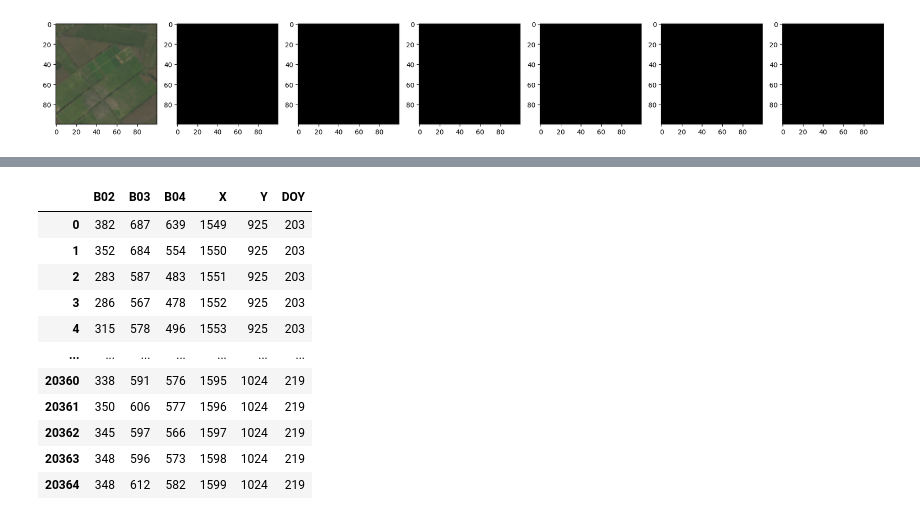
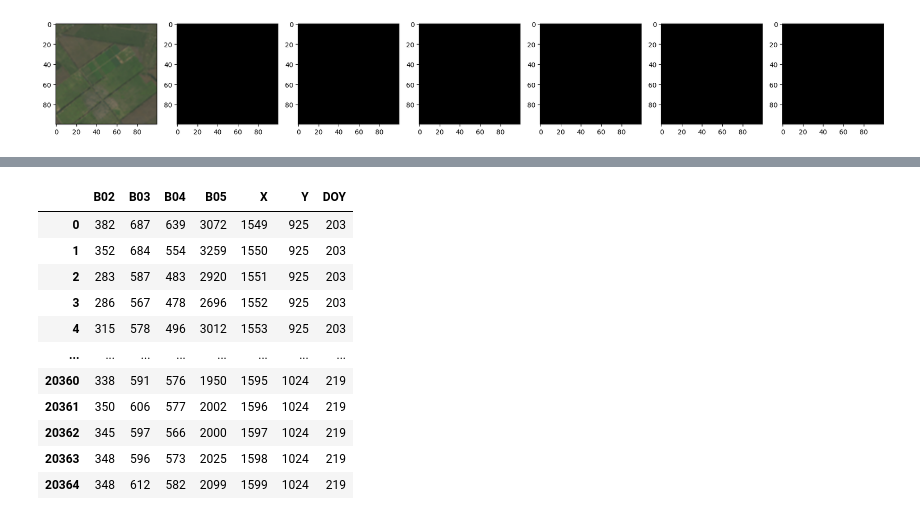
Before and after one commit to koyacolab/aispace, a Jupyter notebook: ai.ipynb, the cells around one changed output, grey strips where cells are left out. Drawn from its saved outputs; the diff is of its cells as text; code cells hidden in the pictures.

Commit message:
trainable

```diff
--- a/ai.ipynb
+++ b/ai.ipynb
@@ -361,7 +363,7 @@ final_columns_list = ['B01', 'B02', 'B03', 'B04', 'B05', \
                       'X', 'Y', 'DOY']
 
 final_columns_list = ['B01', 'B02', 'B03', 'B04', 'B05', 'B06', 'B07', 'B09', 'cloud', 'adj_cloud', 'cloud_shadow', 'X', 'Y', 'DOY']
-final_columns_list = ['B02', 'B03', 'B04', 'cloud', 'adj_cloud', 'cloud_shadow', 'X', 'Y', 'DOY']
+final_columns_list = ['B02', 'B03', 'B04', 'B05', 'cloud', 'adj_cloud', 'cloud_shadow', 'X', 'Y', 'DOY']
 
 train_data = train_data[final_columns_list]
 # train_data.columns = final_columns_list
@@ -523,7 +525,7 @@ balanced_sample = balanced_sample.drop(columns=['cloud', 'adj_cloud', 'cloud_sha
 # Reset the index to remove it
 balanced_sample = balanced_sample.reset_index(drop=True)
 
-final_columns_list = ['B02', 'B03', 'B04', 'X', 'Y', 'DOY']
+final_columns_list = ['B02', 'B03', 'B04', 'B05', 'X', 'Y', 'DOY']
 balanced_sample.columns = final_columns_list
 
 display(balanced_sample)
@@ -574,27 +682,33 @@ display(train_data)
 # train_data_shuffled = sklearn.utils.shuffle(train_data_, random_state=random_state)
 # train_data = train_data_shuffled.copy()
 
-#### FOR CPU USABILITY, for 2 pixels #################################
-epochs_steps = 200   # 250 #50
-save_steps = 1000   #250 #50 #9380  #2000   # FOR FIT THIS VALUE START TRAIN DATASET, EQUALS FOR STEPS IN FIRST START
-logging_steps = 100 # 250 #25 #9380  #1000
-
 # #### FOR CPU USABILITY, for 2 pixels #################################
 # epochs_steps = 1  # 250 #50
 # save_steps = 1   #250 #50 #9380  #2000   # FOR FIT THIS VALUE START TRAIN DATASET, EQUALS FOR STEPS IN FIRST START
 # logging_steps = 1 # 250 #25 #9380  #1000
 
-# batch_size = 224  # for full ts and full chanell list
-batch_size = 324  # 224 # 250 #300 #164 for float64 # 112 # for float64 # 136 # 96   # 140# 400
-
+#### FOR V-100 GPU USABILITY################################
+epochs_steps = 400   # 250 #50
+save_steps = 5000   #250 #50 #9380  #2000   # FOR FIT THIS VALUE START TRAIN DATASET, EQUALS FOR STEPS IN FIRST START
+logging_steps = 200 # 250 #25 #9380  #1000
+#### batch_size = 250 for T4
+batch_size = 232 #250 #312  # 224 # 250 #300 #164 for float64 # 112 # for float64 # 136 # 96   # 140# 400
 #######################################
 
+# #### FOR A-100 GPU USABILITY################################
+# epochs_steps = 800   # 250 #50
+# save_steps = 10000   #250 #50 #9380  #2000   # FOR FIT THIS VALUE START TRAIN DATASET, EQUALS FOR STEPS IN FIRST START
+# logging_steps = 500 # 250 #25 #9380  #1000
+# #### batch_size = 250 for T4
+# batch_size = 800 #250 #312  # 224 # 250 #300 #164 for float64 # 112 # for float64 # 136 # 96   # 140# 400
+# #######################################
 
-ALL_EPOCHS = 150000
 
-checkpoint_id = f'{1}'
+# ALL_EPOCHS = 150000
+# checkpoint_id = f'{1}'
 
-EXP_NAME = 'exp0'
+EXP_NAME = 'exp-A100'
+EXP_NAME = 'exp-V100'
 
 #### 1 ###########
 # learning_rate = 5e-5
@@ -606,34 +720,47 @@ lr_scheduler_type = 'constant_with_warmup'
 
 # experiment_dir = "trainer_RGB_float64"
 
-experiment_dir = f"{EXP_NAME}/trainer_RGB_{table_dtype}_lr{learning_rate}"
+# calc_device = 'V-100'
+
+experiment_dir = f"{EXP_NAME}/trainer_RGB_{table_dtype}_lr{learning_rate}_{lr_scheduler_type}"
 
 efficient_finetuning = ''  #'lora'
 if efficient_finetuning == 'lora':
-    experiment_dir = f"{EXP_NAME}/{experiment_dir}_{efficient_finetuning}_{lr_scheduler_type}"
+    experiment_dir = f"{EXP_NAME}/{experiment_dir}_{efficient_finetuning}"
 
 model_save_dir = f'{EXP_NAME}/ZeroModel_{efficient_finetuning}'
 
+load_model_path = f'{experiment_dir}/checkpoint-45000'
+
+#############################
+learning_rate = learning_rate / 2
+lr_scheduler_type = 'constant'
+##########################
+
 # experiment_dir = './input/chkpoint/' + experiment_dir
-# print('experiment_dir:', experiment_dir)
+print('experiment_dir:', experiment_dir)
 
-FIRST_START = 1
+FIRST_START = 0
 
 icount = 1
 while (FIRST_START < 2):
     if FIRST_START == 0:
         print('First start...')
-        model = GReaT(llm='distilgpt2',
+        model = GReaT(llm=load_model_path,
                       batch_size=batch_size, epochs=epochs_steps, logging_steps=logging_steps, save_steps=save_steps,
                       # dataloader_num_workers=2, #fp16=True,
                       save_total_limit=2,
                       prediction_loss_only=True,
-                      experiment_dir=experiment_dir,
+                      experiment_dir=f'{experiment_dir}_1',
+                      dataloader_num_workers=2,
                       efficient_finetuning = efficient_finetuning,
                       learning_rate=learning_rate,
                       lr_scheduler_type=lr_scheduler_type,
                       warmup_ratio=0.25,
-#                       optim='adamw_torch_fused',
+                      # optim='adamw_torch_fused',
+                      fp16 = True,
+                      # torch_compile=True,
+                      # bf16=True,
                       # warmup_steps=1500,
                       # lr_scheduler_type='cosine_with_restarts',
                       #torch_compile=True, bf16=True,  #optim='adamw_torch_fused',#auto_find_batch_size=True,
@@ -644,13 +771,14 @@ while (FIRST_START < 2):
         # fn
 
         model.fit(train_data)
-        model.save(model_save_dir+'_FST0')
+        # model.save(model_save_dir+'_FST0')
 
         # Create a zip archive of the folder
-        shutil.make_archive(model_save_dir+'_FST0', 'zip', model_save_dir)
+        # shutil.make_archive(model_save_dir+'_FST0', 'zip', model_save_dir)
 
         FIRST_START = 1
         icount = icount + 1
+        fn
     elif FIRST_START == 1:
         print(f'Resume_from_checkpoint checkpoint:{experiment_dir}...')
         # f'./trainer_great/checkpoint-{checkpoint_id}
@@ -660,11 +788,15 @@ while (FIRST_START < 2):
                       save_total_limit=2,
                       prediction_loss_only=True,
                       experiment_dir=experiment_dir,
+                      dataloader_num_workers=2,
                       efficient_finetuning = efficient_finetuning,
                       learning_rate=learning_rate,
                       lr_scheduler_type=lr_scheduler_type,
                       warmup_ratio=0.25,
-#                       optim='adamw_torch_fused',
+                      # optim='adamw_torch_fused',
+                      fp16 = True,
+                      # torch_compile=True,
+                      # bf16=True,
                       # warmup_steps=1500,
                       # lr_scheduler_type='cosine_with_restarts',
                       #torch_compile=True, bf16=True,  #optim='adamw_torch_fused',#auto_find_batch_size=True,
@@ -687,12 +819,12 @@ while (FIRST_START < 2):
-|  | B02 | B03 | B04 | X | Y | DOY |
-| 0 | 382 | 687 | 639 | 1549 | 925 | 203 |
-| 1 | 352 | 684 | 554 | 1550 | 925 | 203 |
-| 2 | 283 | 587 | 483 | 1551 | 925 | 203 |
-| 3 | 286 | 567 | 478 | 1552 | 925 | 203 |
-| 4 | 315 | 578 | 496 | 1553 | 925 | 203 |
-| ... | ... | ... | ... | ... | ... | ... |
-| 20360 | 338 | 591 | 576 | 1595 | 1024 | 219 |
-| 20361 | 350 | 606 | 577 | 1596 | 1024 | 219 |
-| 20362 | 345 | 597 | 566 | 1597 | 1024 | 219 |
-| 20363 | 348 | 596 | 573 | 1598 | 1024 | 219 |
-| 20364 | 348 | 612 | 582 | 1599 | 1024 | 219 |
+|  | B02 | B03 | B04 | B05 | X | Y | DOY |
+| 0 | 382 | 687 | 639 | 3072 | 1549 | 925 | 203 |
+| 1 | 352 | 684 | 554 | 3259 | 1550 | 925 | 203 |
+| 2 | 283 | 587 | 483 | 2920 | 1551 | 925 | 203 |
+| 3 | 286 | 567 | 478 | 2696 | 1552 | 925 | 203 |
+| 4 | 315 | 578 | 496 | 3012 | 1553 | 925 | 203 |
+| ... | ... | ... | ... | ... | ... | ... | ... |
+| 20360 | 338 | 591 | 576 | 1950 | 1595 | 1024 | 219 |
+| 20361 | 350 | 606 | 577 | 2002 | 1596 | 1024 | 219 |
+| 20362 | 345 | 597 | 566 | 2000 | 1597 | 1024 | 219 |
+| 20363 | 348 | 596 | 573 | 2025 | 1598 | 1024 | 219 |
+| 20364 | 348 | 612 | 582 | 2099 | 1599 | 1024 | 219 |
```
Also changed, not shown: parts of 9 cells of this notebook, 3 other files.
